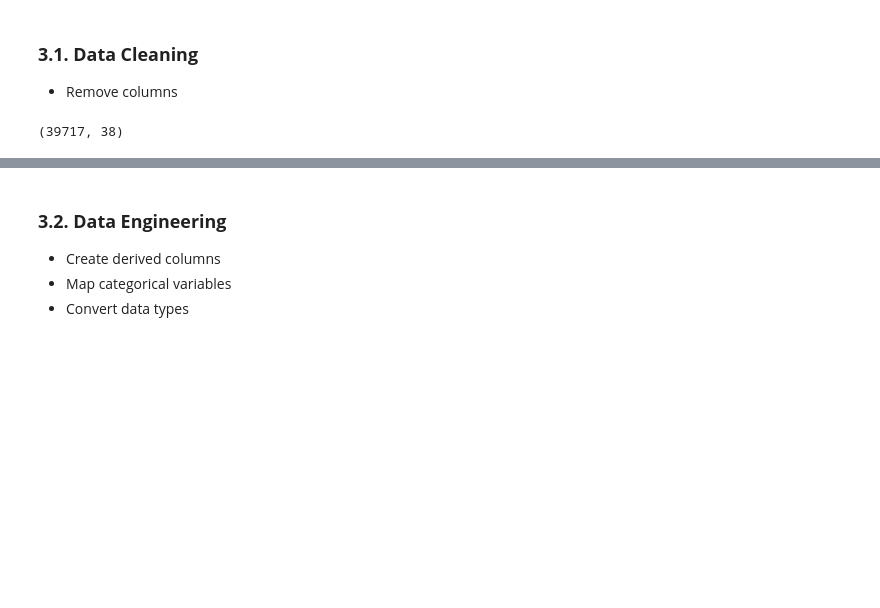
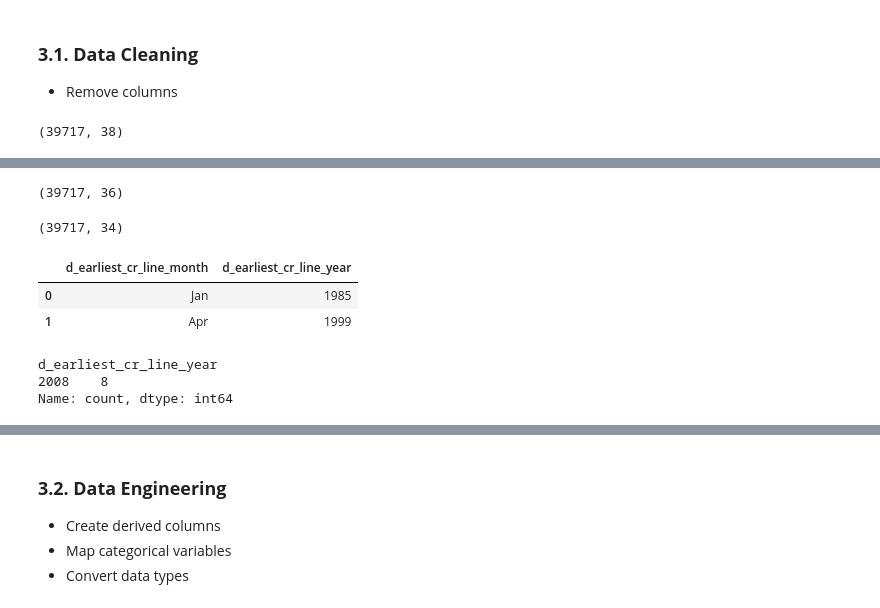
Before and after one commit to uvarajthulasiram/LendingClubCaseStudy, a Jupyter notebook: RefactorV1.ipynb, the cells around one changed output, grey strips where cells are left out. Cells and saved outputs as stored; diff of their text form; code cells hidden in the pictures; blank space fills up the shorter version.

```diff
--- a/RefactorV1.ipynb
+++ b/RefactorV1.ipynb
@@ -23,6 +23,9 @@ import seaborn as sns
 # Pandas by default doesn't display all the columns in the dataframe
 # As we're going to work on a large dataset, the following setting will help read data from all the columns
 pd.set_option('display.max_columns', None)
+
+# Disable scientific notation
+pd.options.display.float_format = '{:,.2f}'.format
 
 # For some of the columns we may have to see the data from all rows
 # Eg: Categorical columns.
@@ -292,0 +336,75 @@ df.shape
+# %%
+# Get the percentage of null values on each column.
+columns_null_percentage = ((df.isnull().sum() / df.shape[0]) * 100).round(2).sort_values(ascending=False)
+
+# Get only those columns which has less than 50% of null values
+# Using the loc property of the data frame to get all rows and those columns which has less than 50% null values
+df = df.loc[:, columns_null_percentage < 50]
+
+df.shape
+
+# Quick observation
+#-------------------
+# 1. After removing the columns which has more than 50% null values
+#-------------------
+# %% [output]
+(39717, 36)
+# %%
+# emp_title                   2459 - Remove
+# emp_length                  1075 - Column Needed - convert to type category
+# pub_rec_bankruptcies         697 - Column Needed
+# last_pymnt_d                  71 - Removed
+# revol_util                    50 - Column Needed. But let go of the records with null values in revol_util
+# title                         11 - Let us keep this column and figure out what to do later
+# last_credit_pull_d             2 - Column Needed. But let of of the records with null values in last_credit_pull_d
+
+columnsToRemove_iteration2 = ['emp_title', 'last_pymnt_d']
+df = df.loc[:, ~df.columns.isin(columnsToRemove_iteration2)]
+
+df.shape
+
+# Quick observation
+#-------------------
+# 1. After removing the columns we're left with 34 columns
+#-------------------
+# %% [output]
+(39717, 34)
+# %%
+# There aer 1075 null values in the emp_length column.
+# Looking into the value counts of the emp_length column, it can very well be used as a categorical variable.
+# Let us analyse why we have empty values and what can we fill it with.
+
+# Though the emp_length is empty, the applicant has got credit lines
+# The applicant may not be an employee but a business owner or freelancer
+
+# Creating derived columns from the date column
+df['d_earliest_cr_line_month'] = df['earliest_cr_line'].str[:3]
+df['d_earliest_cr_line_year'] = df['earliest_cr_line'].str[-2:].astype('int')
+
+# As the year only has last two digits of the year value, applying a lambda function to transform the year.
+df['d_earliest_cr_line_year'] = df['d_earliest_cr_line_year'].apply(lambda x: 2000 + x if x <= 24 else 1900 + x)
+
+df[['d_earliest_cr_line_month', 'd_earliest_cr_line_year']].head(2)
+
+# Quick observation
+#-------------------
+# 1. Now we have earliest credit line month and year.
+#-------------------
+# %% [output]
+|  | d_earliest_cr_line_month | d_earliest_cr_line_year |
+| 0 | Jan | 1985 |
+| 1 | Apr | 1999 |
+# %%
+# Get the earliest credit line year for those applicants whose employment length is null
+# Sort them by descending year to get the latest year in which credit line has been offered
+df[df['emp_length'].isnull()]['d_earliest_cr_line_year'].value_counts().sort_index(ascending=False).head(1)
+
+# Quick observation
+#-------------------
+# 1. 2008 is the latest year in which credit line has been offered to applicants who has empty values in emp_length column
+# 2. We can safely replace the empty values with 10+ years category in emp_length columns
+#-------------------
+# %% [output]
+d_earliest_cr_line_year
+2008    8
+Name: count, dtype: int64
```
Also changed, not shown: parts of 16 cells of this notebook.
